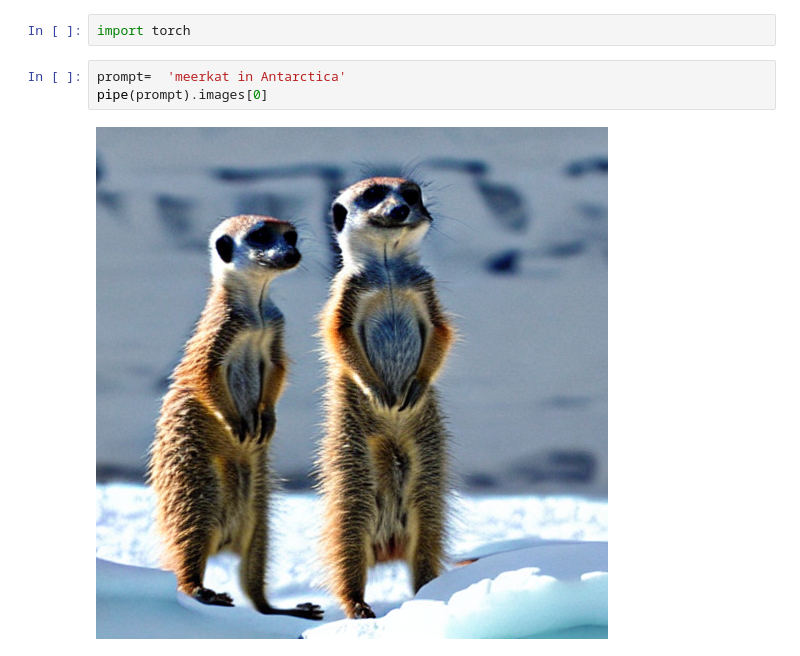
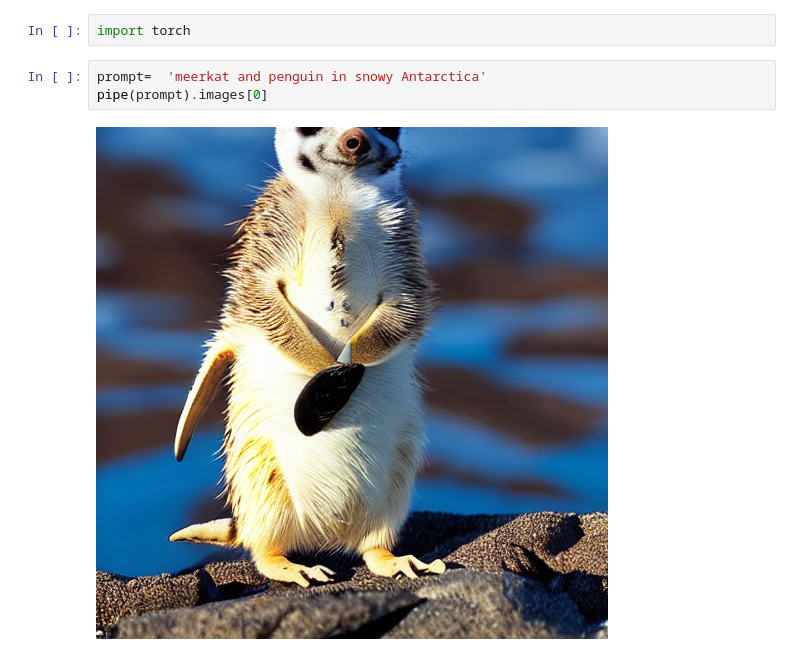
Before and after one commit to pmama/Text_to_Image_Diffusers, a Jupyter notebook: text_to_image.ipynb, the cells around one changed output. Saved outputs shown, nothing was run; the diff lists cells and outputs as text.

```diff
--- a/text_to_image.ipynb
+++ b/text_to_image.ipynb
@@ -40,7 +42,7 @@ pip install accelerate
 # %%
 import torch
 # %%
-prompt=  'meerkat in Antarctica'
+prompt=  'meerkat and penguin in snowy Antarctica'
 pipe(prompt).images[0]
 # %% [output]
-[figure, old version]
+[figure, new version]
```
Also changed, not shown: parts of 6 cells of this notebook.
